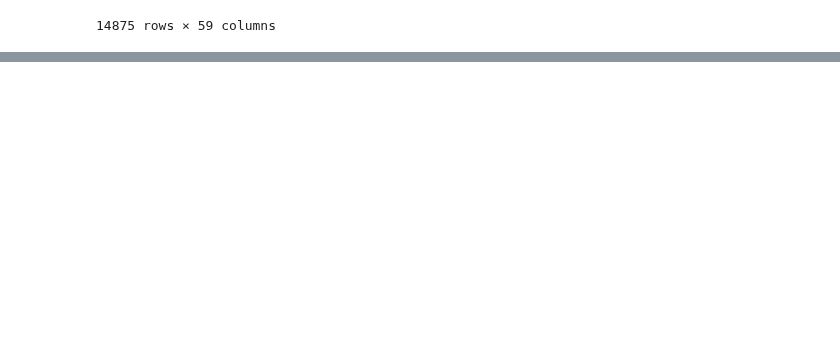
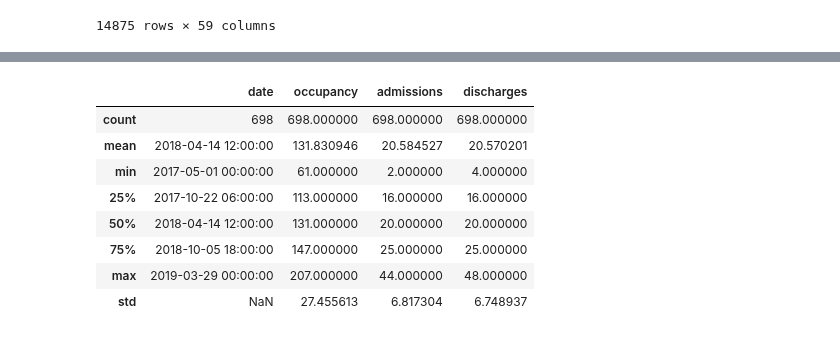
Before and after one commit to aaronbittel/intelligent-planning-of-care-staff, a Jupyter notebook: descriptive_analysis.ipynb, the cells around one changed output, grey strips where cells are left out. Cells and saved outputs as stored; diff of their text form; code cells hidden in the pictures; blank space fills up the shorter version.

```diff
--- a/descriptive_analysis.ipynb
+++ b/descriptive_analysis.ipynb
@@ -259 +277,15 @@ dfm
+# %%
+# Remove head and tail of data, because occupancy starts with 0 and at the end new admissions are not being tracked
+dfm = dfm[30:728]
+dfm.describe()
+# %% [output]
+|  | date | occupancy | admissions | discharges |
+| count | 698 | 698.000000 | 698.000000 | 698.000000 |
+| mean | 2018-04-14 12:00:00 | 131.830946 | 20.584527 | 20.570201 |
+| min | 2017-05-01 00:00:00 | 61.000000 | 2.000000 | 4.000000 |
+| 25% | 2017-10-22 06:00:00 | 113.000000 | 16.000000 | 16.000000 |
+| 50% | 2018-04-14 12:00:00 | 131.000000 | 20.000000 | 20.000000 |
+| 75% | 2018-10-05 18:00:00 | 147.000000 | 25.000000 | 25.000000 |
+| max | 2019-03-29 00:00:00 | 207.000000 | 44.000000 | 48.000000 |
+| std | NaN | 27.455613 | 6.817304 | 6.748937 |
 # %%
```
Also changed, not shown: parts of 3 cells of this notebook.
